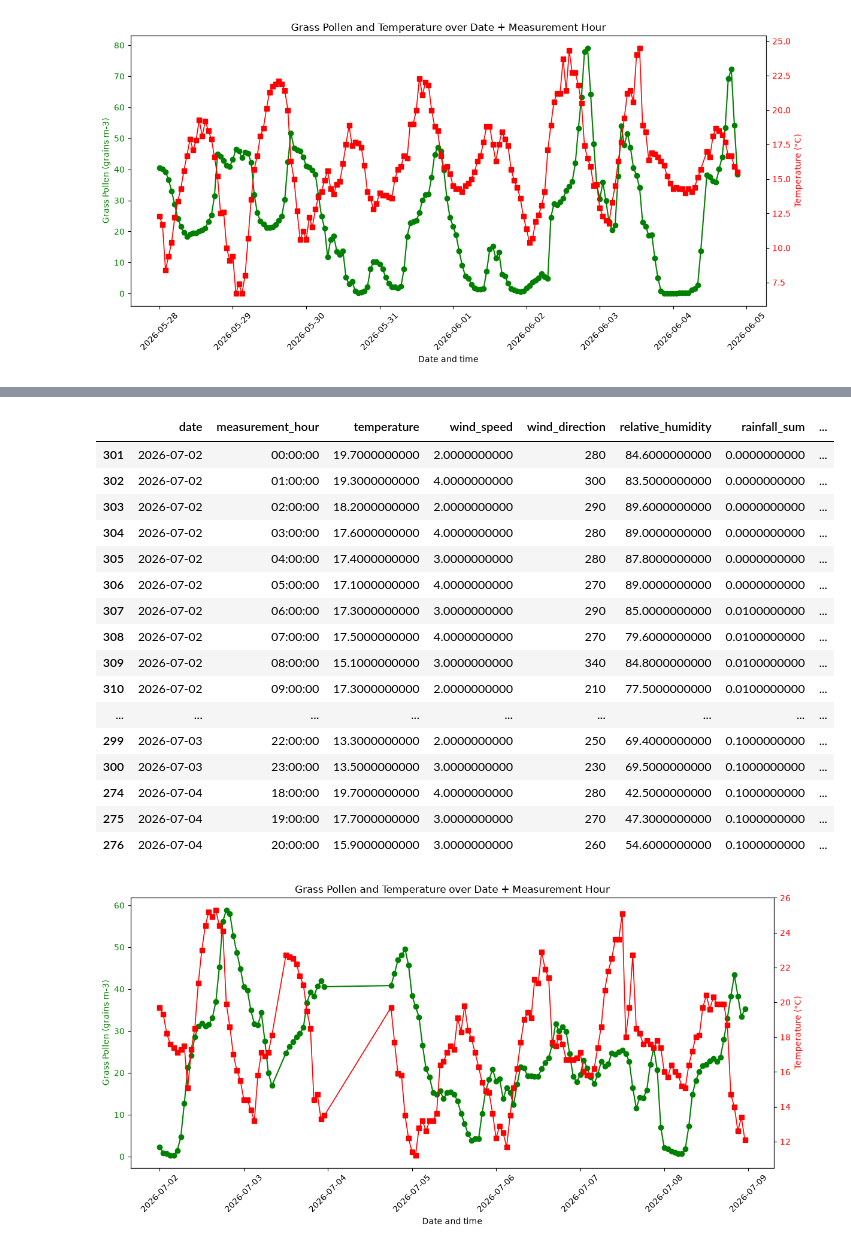
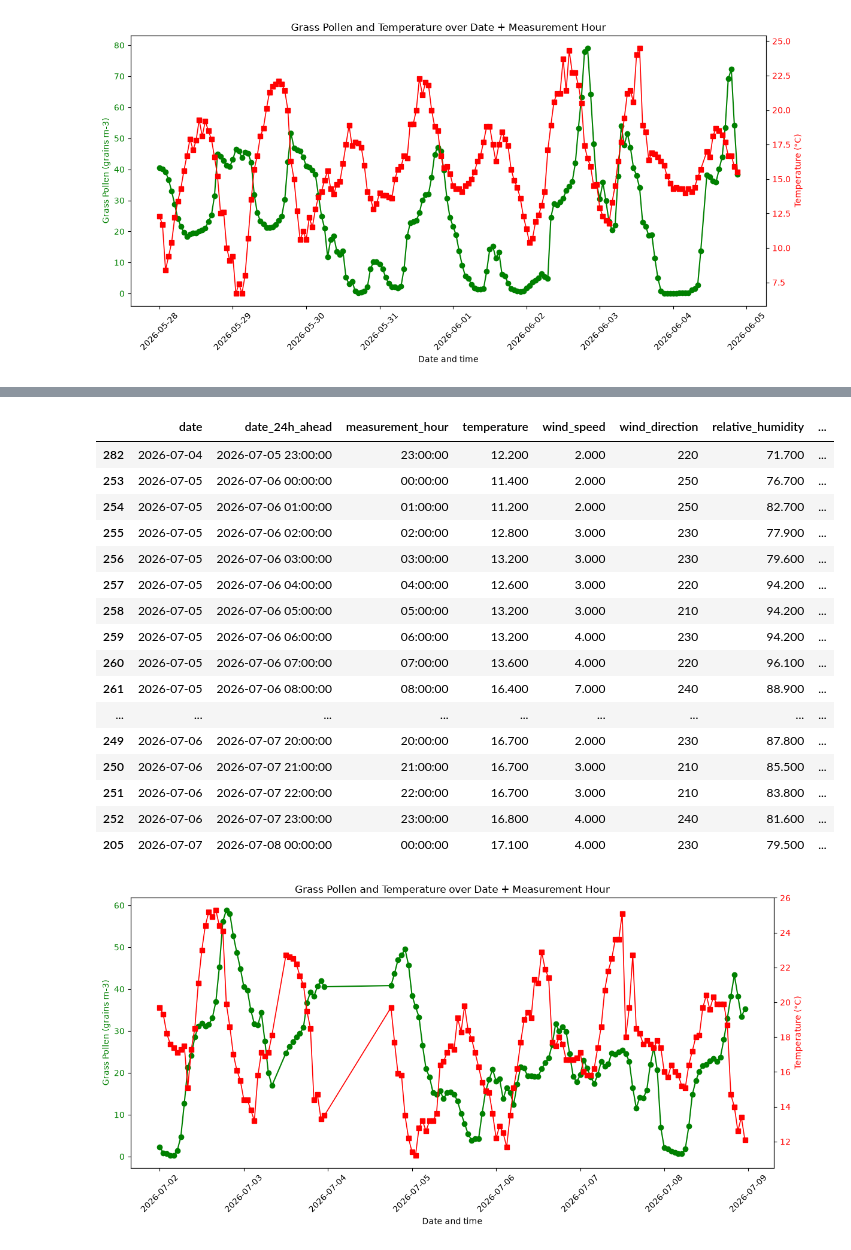
Before and after one commit to esmartty/Aqi_forecast, a Jupyter notebook: polen_analysis.ipynb, the cells around one changed output, grey strips where cells are left out. Drawn from its saved outputs; the diff is of its cells as text; code cells hidden in the pictures.

Commit message:
date_24h_ahead

```diff
--- a/polen_analysis.ipynb
+++ b/polen_analysis.ipynb
@@ -11,7 +11,7 @@ import db_config
 from db_config import get_database_url, get_database_render_url
 from sqlalchemy import create_engine
 # %%
-pd.set_option('display.float_format', '{:.10f}'.format)
+pd.set_option('display.float_format', '{:.3f}'.format)
 # %%
 engine_local = create_engine(get_database_url(), pool_pre_ping=True)
 df = pd.read_sql(
@@ -234,9 +234,8 @@ pressure                    float64
 dtype: object
 # %%
 df_synop['date'] = pd.to_datetime(df_synop['date'], format='%Y-%m-%d')
-df_synop['measurement_hour'] = (
-    df_synop['measurement_hour']
-    .apply(lambda h: pd.Timestamp('2000-01-01') + pd.to_timedelta(h, unit='h'))
-    .dt.time
-)
+df_synop['measurement_hour_dt'] = df_synop['date'] + pd.to_timedelta(df_synop['measurement_hour'], unit='h')
+df_synop['measurement_hour'] = df_synop['measurement_hour_dt'].dt.time
+
+df_synop['date_24h_ahead'] = df_synop['measurement_hour_dt'] + pd.Timedelta(hours=24)
 # %%
@@ -251,4 +261,4 @@ df_synop.head()
 # %%
-df_synop_filtered = df_synop[['date', 'measurement_hour', 'temperature', 'wind_speed', 'wind_direction', 'relative_humidity', 'rainfall_sum', 'pressure']].copy()
+df_synop_filtered = df_synop[['date', 'date_24h_ahead', 'measurement_hour', 'temperature', 'wind_speed', 'wind_direction', 'relative_humidity', 'rainfall_sum', 'pressure']].copy()
 df_synop_filtered.head()
 # %% [output]
@@ -409,25 +446,25 @@ plt.show()
 # %%
 df_merged_from_date_range_2 = df_merged[(df_merged['date'] >= '2026-07-02') & (df_merged['date'] < '2026-07-09')].copy()
 plot_df_2 = df_merged_from_date_range_2.sort_values(['date', 'measurement_hour'])
-plot_df_2.head(48)
+plot_df_2[50:100]
 # %% [output]
-|  | date | measurement_hour | temperature | wind_speed | wind_direction | relative_humidity | rainfall_sum | ... |
-| 301 | 2026-07-02 | 00:00:00 | 19.7000000000 | 2.0000000000 | 280 | 84.6000000000 | 0.0000000000 | ... |
-| 302 | 2026-07-02 | 01:00:00 | 19.3000000000 | 4.0000000000 | 300 | 83.5000000000 | 0.0000000000 | ... |
-| 303 | 2026-07-02 | 02:00:00 | 18.2000000000 | 2.0000000000 | 290 | 89.6000000000 | 0.0000000000 | ... |
-| 304 | 2026-07-02 | 03:00:00 | 17.6000000000 | 4.0000000000 | 280 | 89.0000000000 | 0.0000000000 | ... |
-| 305 | 2026-07-02 | 04:00:00 | 17.4000000000 | 3.0000000000 | 280 | 87.8000000000 | 0.0000000000 | ... |
-| 306 | 2026-07-02 | 05:00:00 | 17.1000000000 | 4.0000000000 | 270 | 89.0000000000 | 0.0000000000 | ... |
-| 307 | 2026-07-02 | 06:00:00 | 17.3000000000 | 3.0000000000 | 290 | 85.0000000000 | 0.0100000000 | ... |
-| 308 | 2026-07-02 | 07:00:00 | 17.5000000000 | 4.0000000000 | 270 | 79.6000000000 | 0.0100000000 | ... |
-| 309 | 2026-07-02 | 08:00:00 | 15.1000000000 | 3.0000000000 | 340 | 84.8000000000 | 0.0100000000 | ... |
-| 310 | 2026-07-02 | 09:00:00 | 17.3000000000 | 2.0000000000 | 210 | 77.5000000000 | 0.0100000000 | ... |
+|  | date | date_24h_ahead | measurement_hour | temperature | wind_speed | wind_direction | relative_humidity | ... |
+| 282 | 2026-07-04 | 2026-07-05 23:00:00 | 23:00:00 | 12.200 | 2.000 | 220 | 71.700 | ... |
+| 253 | 2026-07-05 | 2026-07-06 00:00:00 | 00:00:00 | 11.400 | 2.000 | 250 | 76.700 | ... |
+| 254 | 2026-07-05 | 2026-07-06 01:00:00 | 01:00:00 | 11.200 | 2.000 | 250 | 82.700 | ... |
+| 255 | 2026-07-05 | 2026-07-06 02:00:00 | 02:00:00 | 12.800 | 3.000 | 230 | 77.900 | ... |
+| 256 | 2026-07-05 | 2026-07-06 03:00:00 | 03:00:00 | 13.200 | 3.000 | 230 | 79.600 | ... |
+| 257 | 2026-07-05 | 2026-07-06 04:00:00 | 04:00:00 | 12.600 | 3.000 | 220 | 94.200 | ... |
+| 258 | 2026-07-05 | 2026-07-06 05:00:00 | 05:00:00 | 13.200 | 3.000 | 210 | 94.200 | ... |
+| 259 | 2026-07-05 | 2026-07-06 06:00:00 | 06:00:00 | 13.200 | 4.000 | 230 | 94.200 | ... |
+| 260 | 2026-07-05 | 2026-07-06 07:00:00 | 07:00:00 | 13.600 | 4.000 | 220 | 96.100 | ... |
+| 261 | 2026-07-05 | 2026-07-06 08:00:00 | 08:00:00 | 16.400 | 7.000 | 240 | 88.900 | ... |
 | ... | ... | ... | ... | ... | ... | ... | ... | ... |
-| 299 | 2026-07-03 | 22:00:00 | 13.3000000000 | 2.0000000000 | 250 | 69.4000000000 | 0.1000000000 | ... |
-| 300 | 2026-07-03 | 23:00:00 | 13.5000000000 | 3.0000000000 | 230 | 69.5000000000 | 0.1000000000 | ... |
-| 274 | 2026-07-04 | 18:00:00 | 19.7000000000 | 4.0000000000 | 280 | 42.5000000000 | 0.1000000000 | ... |
-| 275 | 2026-07-04 | 19:00:00 | 17.7000000000 | 3.0000000000 | 270 | 47.3000000000 | 0.1000000000 | ... |
-| 276 | 2026-07-04 | 20:00:00 | 15.9000000000 | 3.0000000000 | 260 | 54.6000000000 | 0.1000000000 | ... |
+| 249 | 2026-07-06 | 2026-07-07 20:00:00 | 20:00:00 | 16.700 | 2.000 | 230 | 87.800 | ... |
+| 250 | 2026-07-06 | 2026-07-07 21:00:00 | 21:00:00 | 16.700 | 3.000 | 210 | 85.500 | ... |
+| 251 | 2026-07-06 | 2026-07-07 22:00:00 | 22:00:00 | 16.700 | 3.000 | 210 | 83.800 | ... |
+| 252 | 2026-07-06 | 2026-07-07 23:00:00 | 23:00:00 | 16.800 | 4.000 | 240 | 81.600 | ... |
+| 205 | 2026-07-07 | 2026-07-08 00:00:00 | 00:00:00 | 17.100 | 4.000 | 230 | 79.500 | ... |
 # %%
 data_1 = plot_df_2['grass_pollen']
 data_2 = plot_df_2['temperature']
```
Also changed, not shown: parts of 11 cells of this notebook.
